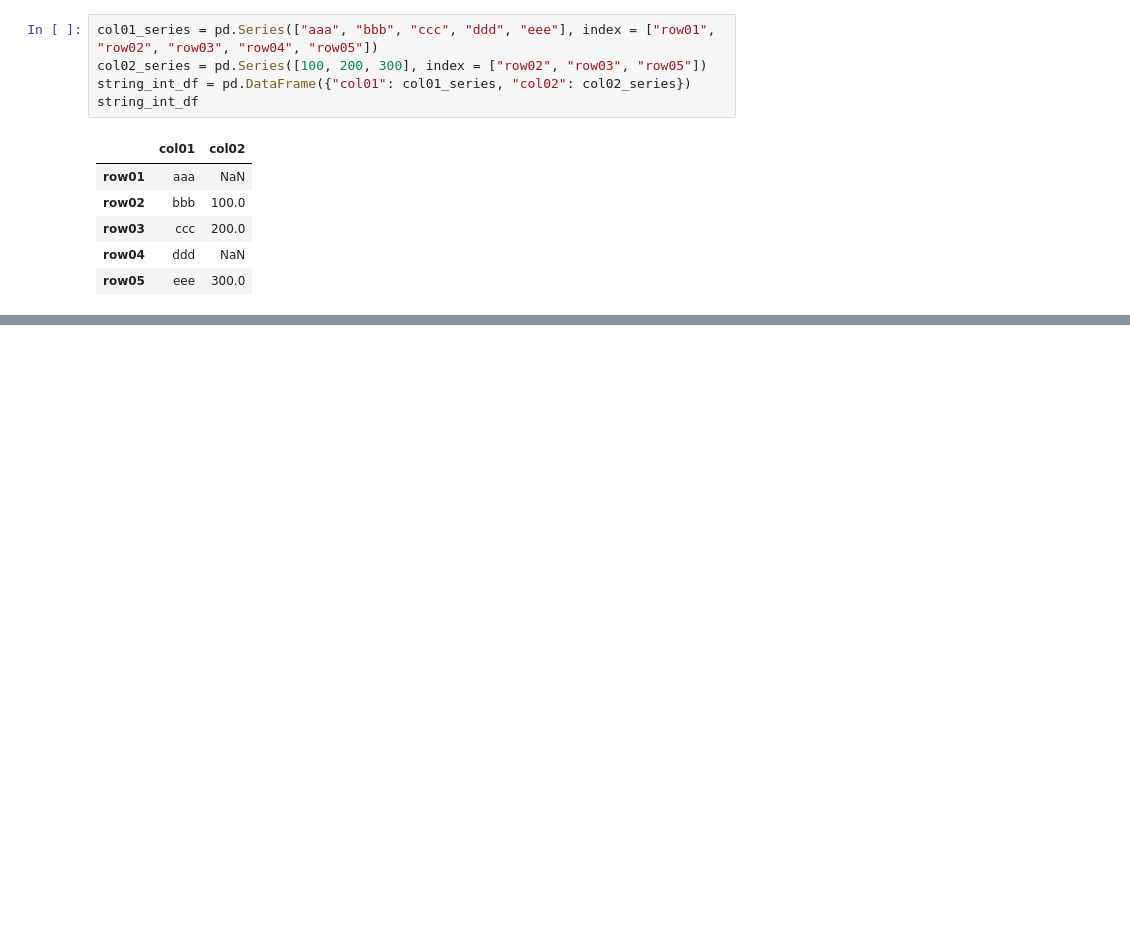
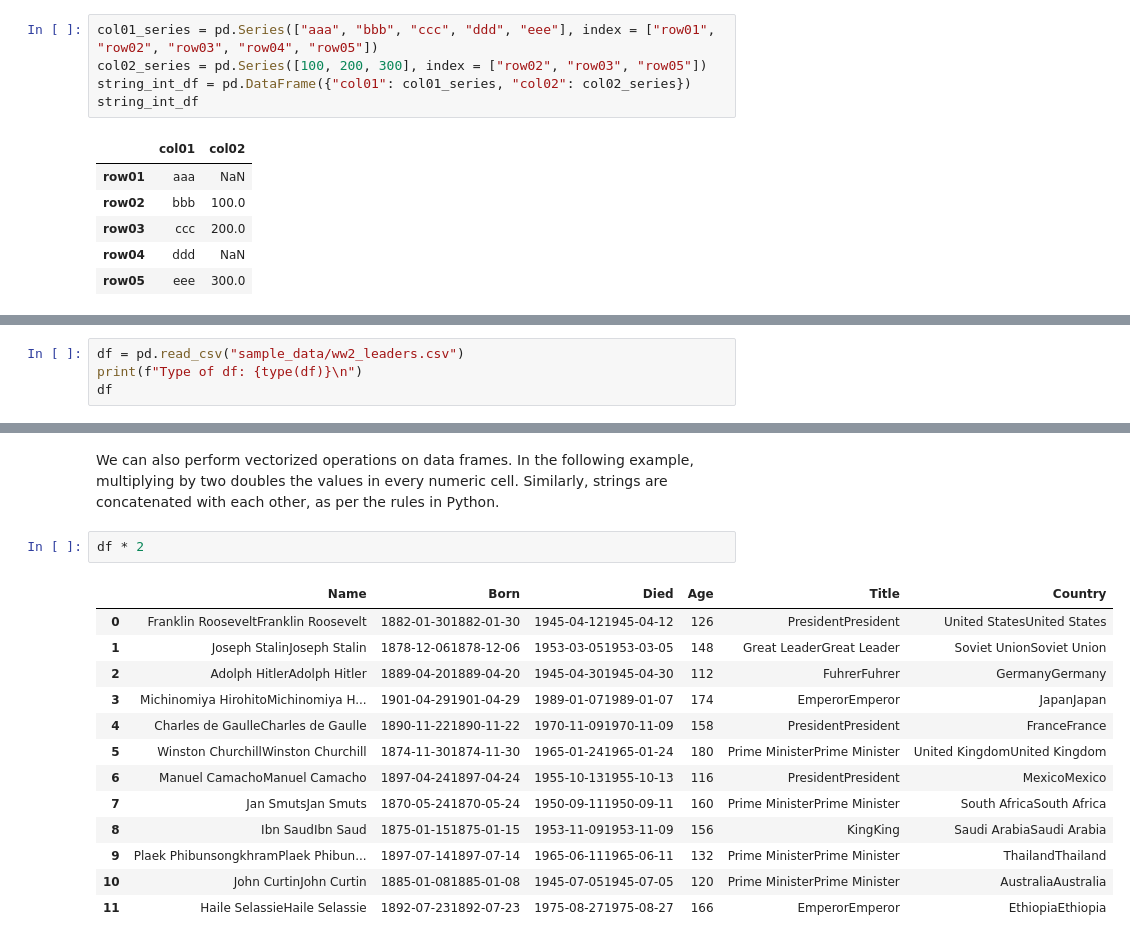
Before and after one commit to csaatechnicalarts/ML_Bootcamp, a Jupyter notebook: Pandas_03_DataFrameIntro.ipynb, the cells around one changed output, grey strips where cells are left out. Saved outputs shown, nothing was run; the diff lists cells and outputs as text; blank space fills up the shorter version.

Commit message:
Talked about data frame filtering and vector operations.

```diff
--- a/Pandas_03_DataFrameIntro.ipynb
+++ b/Pandas_03_DataFrameIntro.ipynb
@@ -100,0 +103,4 @@ string_int_df
+# %%
+df = pd.read_csv("sample_data/ww2_leaders.csv")
+print(f"Type of df: {type(df)}\n")
+df
@@ -100,0 +171,18 @@ string_int_df
+# %% [markdown]
+We can also perform vectorized operations on data frames. In the following example, multiplying by two doubles the values in every numeric cell. Similarly, strings are concatenated with each other, as per the rules in Python.
+# %%
+df * 2
+# %% [output]
+|  | Name | Born | Died | Age | Title | Country |
+| 0 | Franklin RooseveltFranklin Roosevelt | 1882-01-301882-01-30 | 1945-04-121945-04-12 | 126 | PresidentPresident | United StatesUnited States |
+| 1 | Joseph StalinJoseph Stalin | 1878-12-061878-12-06 | 1953-03-051953-03-05 | 148 | Great LeaderGreat Leader | Soviet UnionSoviet Union |
+| 2 | Adolph HitlerAdolph Hitler | 1889-04-201889-04-20 | 1945-04-301945-04-30 | 112 | FuhrerFuhrer | GermanyGermany |
+| 3 | Michinomiya HirohitoMichinomiya H... | 1901-04-291901-04-29 | 1989-01-071989-01-07 | 174 | EmperorEmperor | JapanJapan |
+| 4 | Charles de GaulleCharles de Gaulle | 1890-11-221890-11-22 | 1970-11-091970-11-09 | 158 | PresidentPresident | FranceFrance |
+| 5 | Winston ChurchillWinston Churchill | 1874-11-301874-11-30 | 1965-01-241965-01-24 | 180 | Prime MinisterPrime Minister | United KingdomUnited Kingdom |
+| 6 | Manuel CamachoManuel Camacho | 1897-04-241897-04-24 | 1955-10-131955-10-13 | 116 | PresidentPresident | MexicoMexico |
+| 7 | Jan SmutsJan Smuts | 1870-05-241870-05-24 | 1950-09-111950-09-11 | 160 | Prime MinisterPrime Minister | South AfricaSouth Africa |
+| 8 | Ibn SaudIbn Saud | 1875-01-151875-01-15 | 1953-11-091953-11-09 | 156 | KingKing | Saudi ArabiaSaudi Arabia |
+| 9 | Plaek PhibunsongkhramPlaek Phibun... | 1897-07-141897-07-14 | 1965-06-111965-06-11 | 132 | Prime MinisterPrime Minister | ThailandThailand |
+| 10 | John CurtinJohn Curtin | 1885-01-081885-01-08 | 1945-07-051945-07-05 | 120 | Prime MinisterPrime Minister | AustraliaAustralia |
+| 11 | Haile SelassieHaile Selassie | 1892-07-231892-07-23 | 1975-08-271975-08-27 | 166 | EmperorEmperor | EthiopiaEthiopia |
```
Also changed, not shown: parts of 9 cells of this notebook.
